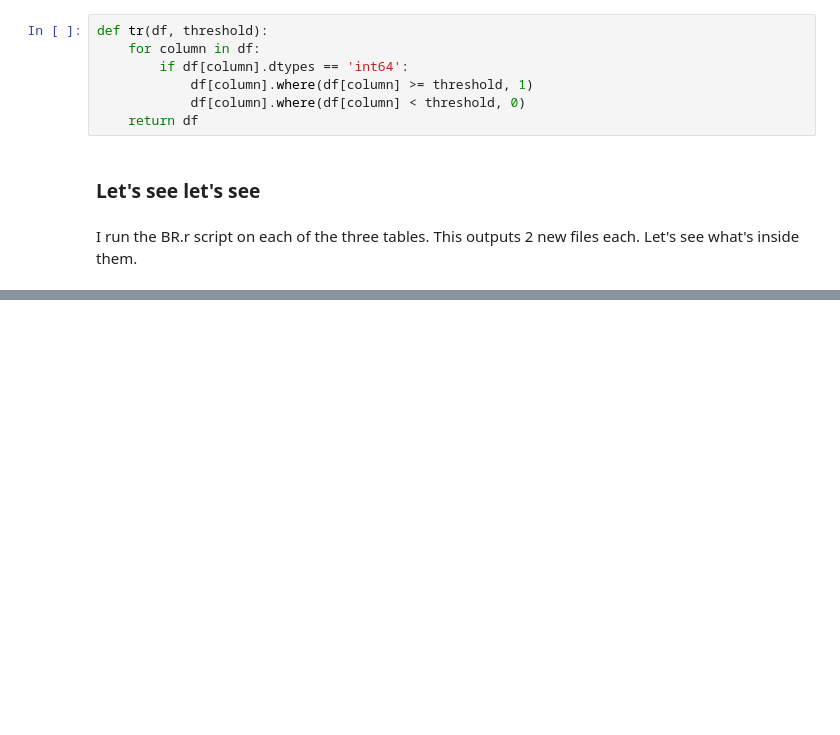
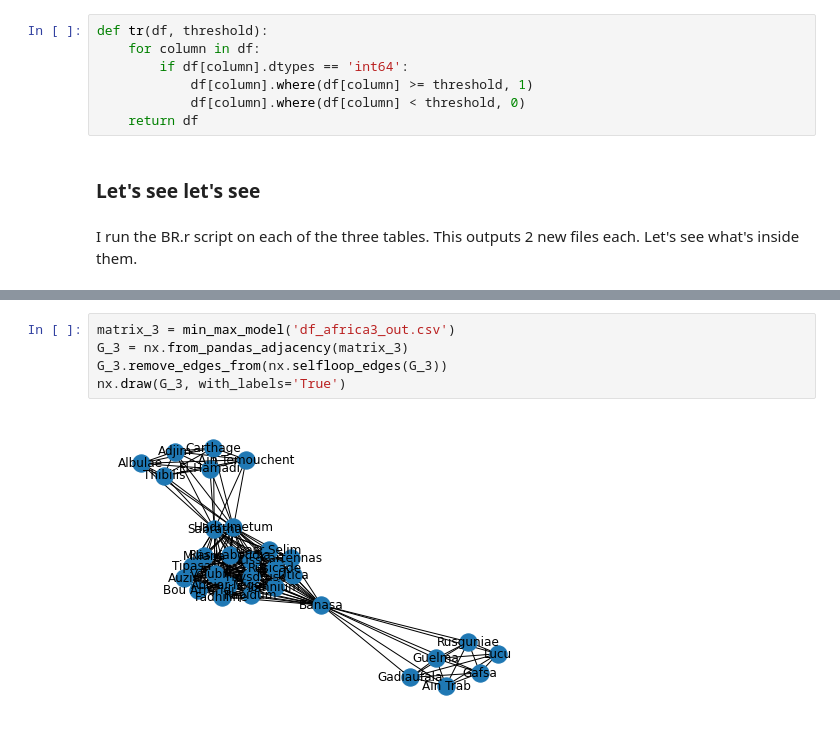
Before and after one commit to mondoboia/numismatic_distribution, a Jupyter notebook: numismatic_distribution.ipynb, the cells around one changed output, grey strips where cells are left out. Saved outputs shown, nothing was run; the diff lists cells and outputs as text; blank space fills up the shorter version.

```diff
--- a/numismatic_distribution.ipynb
+++ b/numismatic_distribution.ipynb
@@ -391,0 +386,7 @@ True
+# %%
+matrix_3 = min_max_model('df_africa3_out.csv')
+G_3 = nx.from_pandas_adjacency(matrix_3)
+G_3.remove_edges_from(nx.selfloop_edges(G_3))
+nx.draw(G_3, with_labels='True')
+# %% [output]
+[figure, added]
```
Also changed, not shown: parts of 15 cells of this notebook.
